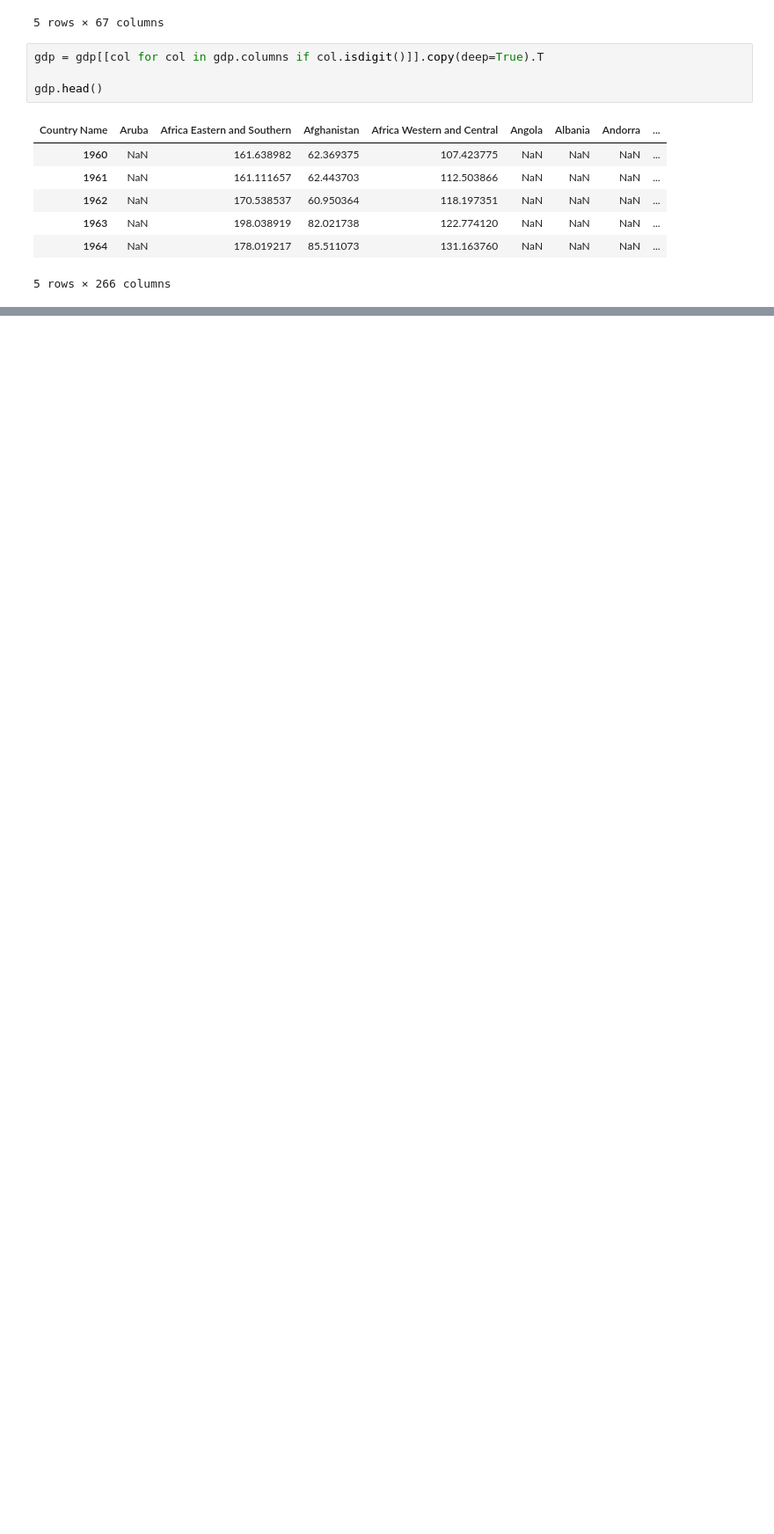
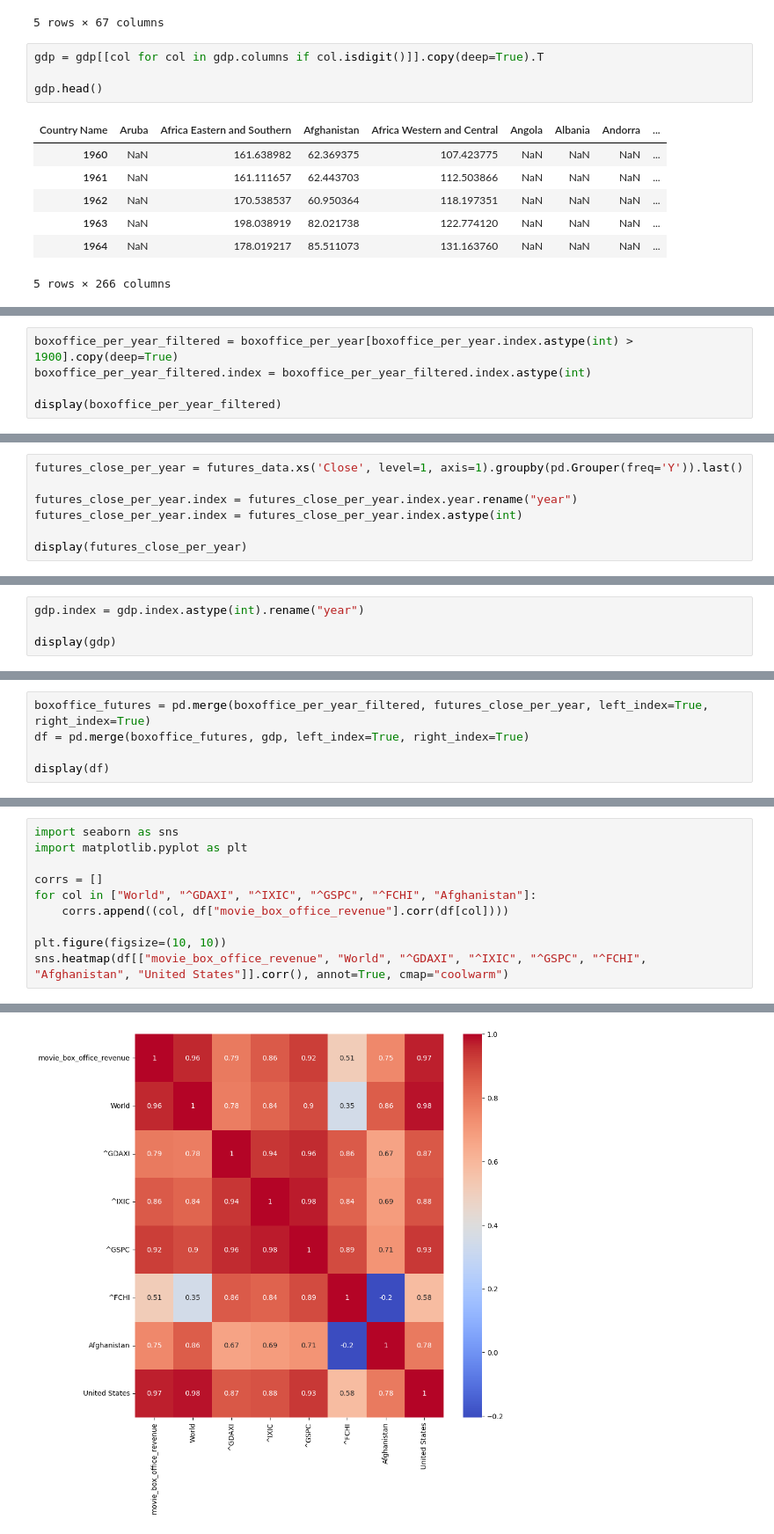
Before and after one commit to epfl-ada/ada-2023-project-fivefrenchspeakingpeoplenocap, a Jupyter notebook: temp/financial.ipynb, the cells around one changed output, grey strips where cells are left out. Shown at 88% size. Saved outputs shown, nothing was run; the diff lists cells and outputs as text; blank space fills up the shorter version.

```diff
--- a/temp/financial.ipynb
+++ b/temp/financial.ipynb
@@ -91,0 +151,5 @@ gdp.plot(figsize=(10, 7), legend=False)
+# %%
+boxoffice_per_year_filtered = boxoffice_per_year[boxoffice_per_year.index.astype(int) > 1900].copy(deep=True)
+boxoffice_per_year_filtered.index = boxoffice_per_year_filtered.index.astype(int)
+
+display(boxoffice_per_year_filtered)
@@ -91,0 +171,7 @@ gdp.plot(figsize=(10, 7), legend=False)
+# %%
+futures_close_per_year = futures_data.xs('Close', level=1, axis=1).groupby(pd.Grouper(freq='Y')).last()
+
+futures_close_per_year.index = futures_close_per_year.index.year.rename("year")
+futures_close_per_year.index = futures_close_per_year.index.astype(int)
+
+display(futures_close_per_year)
@@ -91,0 +193,4 @@ gdp.plot(figsize=(10, 7), legend=False)
+# %%
+gdp.index = gdp.index.astype(int).rename("year")
+
+display(gdp)
@@ -91,0 +234,5 @@ gdp.plot(figsize=(10, 7), legend=False)
+# %%
+boxoffice_futures = pd.merge(boxoffice_per_year_filtered, futures_close_per_year, left_index=True, right_index=True)
+df = pd.merge(boxoffice_futures, gdp, left_index=True, right_index=True)
+
+display(df)
@@ -91,0 +259,11 @@ gdp.plot(figsize=(10, 7), legend=False)
+# %%
+import seaborn as sns
+import matplotlib.pyplot as plt
+
+corrs = []
+for col in ["World", "^GDAXI", "^IXIC", "^GSPC", "^FCHI", "Afghanistan"]:
+    corrs.append((col, df["movie_box_office_revenue"].corr(df[col])))
+
+plt.figure(figsize=(10, 10))
+sns.heatmap(df[["movie_box_office_revenue", "World", "^GDAXI", "^IXIC", "^GSPC", "^FCHI", "Afghanistan", "United States"]].corr(), annot=True, cmap="coolwarm")
+# %% [output]
@@ -91,0 +271 @@ gdp.plot(figsize=(10, 7), legend=False)
+[figure, added]
```
Also changed, not shown: parts of 25 cells of this notebook.
